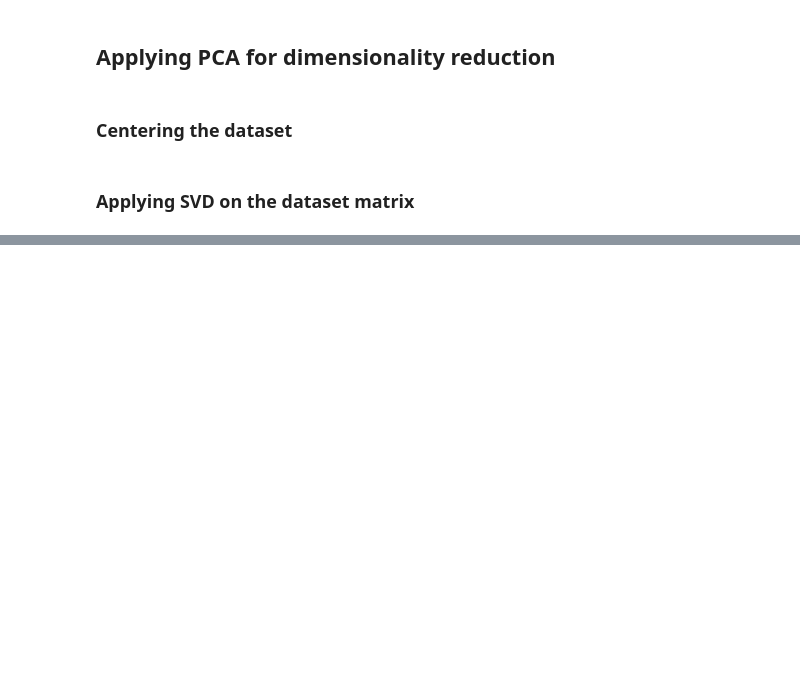
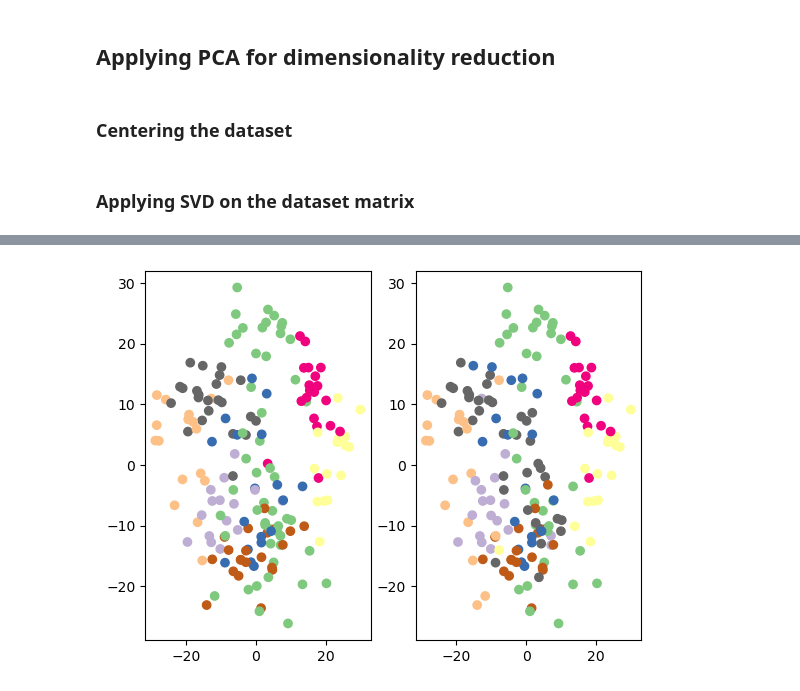
Before and after one commit to rubenciranni/MachineLearningNotebooks, a Jupyter notebook: K-means.ipynb, the cells around one changed output, grey strips where cells are left out. Drawn from its saved outputs; the diff is of its cells as text; code cells hidden in the pictures; blank space fills up the shorter version.

```diff
--- a/K-means.ipynb
+++ b/K-means.ipynb
@@ -78,0 +217,4 @@ X_train, X_test, y_train, y_test = train_test_split(digits.data,digits.target, t
+# %%
+low_dimensional_data = pca.transform(test_data)
+# %%
+prediction = np.take(label_to_number, kmeans.predict(low_dimensional_data))
@@ -78,0 +227,10 @@ X_train, X_test, y_train, y_test = train_test_split(digits.data,digits.target, t
+# %%
+data_2d = pca_2d.transform(test_data)
+# %%
+fig, axs = plt.subplots(1, 2)
+
+axs[0].scatter(*data_2d.T, c=prediction, cmap="Accent")
+axs[1].scatter(*data_2d.T, c=test_target, cmap="Accent")
+plt.show()
+# %% [output]
+[figure, added]
```
Also changed, not shown: parts of 47 cells of this notebook.
